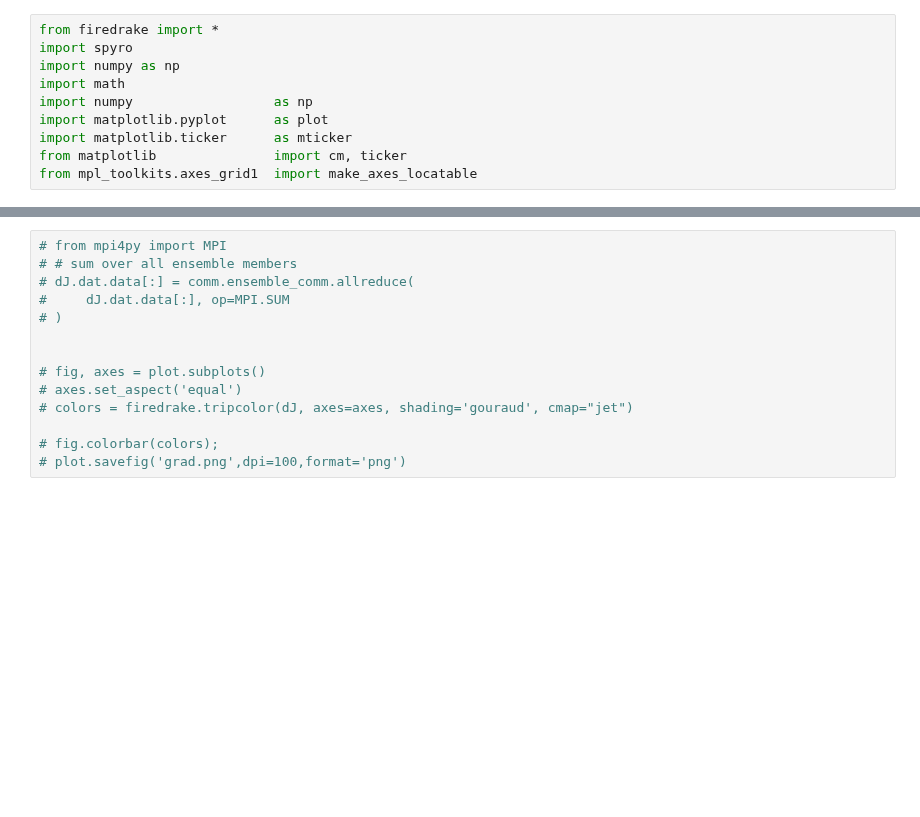
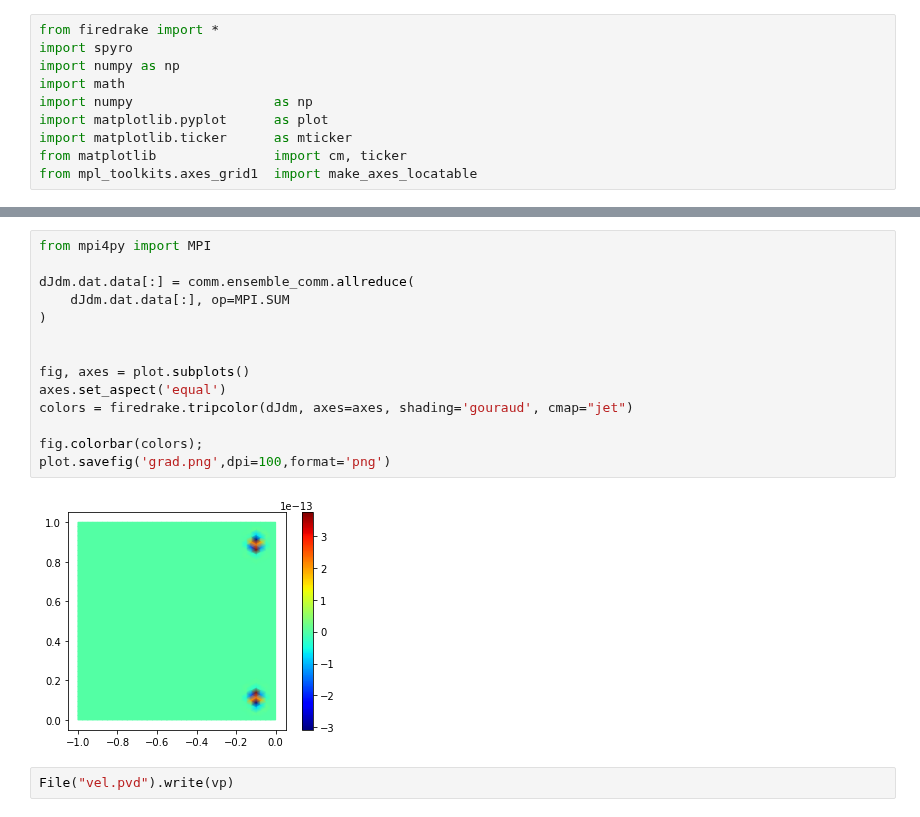
Before and after one commit to NDF-Poli-USP/spyro, a Jupyter notebook: notebooks/solver_disc_adj.ipynb, the cells around one changed output, grey strips where cells are left out. Drawn from its saved outputs; the diff is of its cells as text; blank space fills up the shorter version.

```diff
--- a/notebooks/solver_disc_adj.ipynb
+++ b/notebooks/solver_disc_adj.ipynb
@@ -193,14 +127,18 @@ graph2drec(usol_rec[0])
 # %%
-# from mpi4py import MPI
-# # sum over all ensemble members
-# dJ.dat.data[:] = comm.ensemble_comm.allreduce(
-#     dJ.dat.data[:], op=MPI.SUM
-# )
+from mpi4py import MPI
+
+dJdm.dat.data[:] = comm.ensemble_comm.allreduce(
+    dJdm.dat.data[:], op=MPI.SUM
+)
 
 
-# fig, axes = plot.subplots()
-# axes.set_aspect('equal')
-# colors = firedrake.tripcolor(dJ, axes=axes, shading='gouraud', cmap="jet")
+fig, axes = plot.subplots()
+axes.set_aspect('equal')
+colors = firedrake.tripcolor(dJdm, axes=axes, shading='gouraud', cmap="jet")
 
-# fig.colorbar(colors);
-# plot.savefig('grad.png',dpi=100,format='png')
+fig.colorbar(colors);
+plot.savefig('grad.png',dpi=100,format='png')
+# %% [output]
+[figure, added]
+# %%
+File("vel.pvd").write(vp)
```
Also changed, not shown: parts of 9 cells of this notebook, 10 other files.
